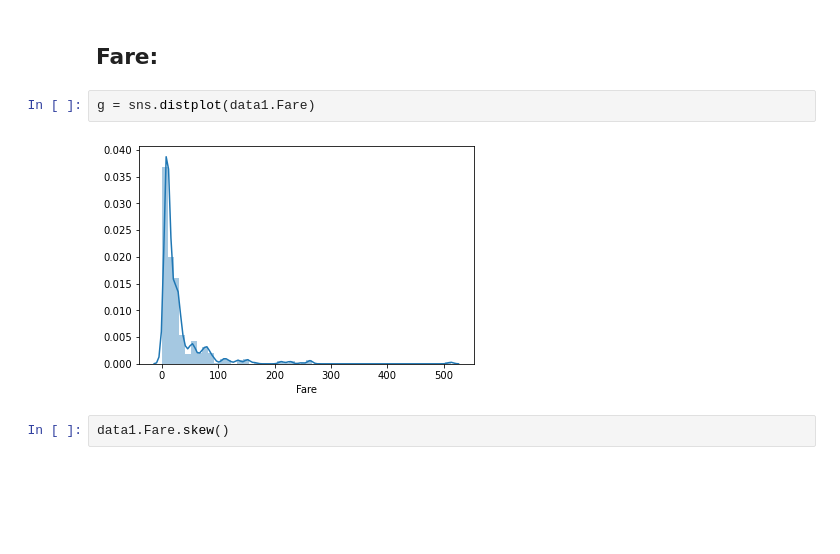
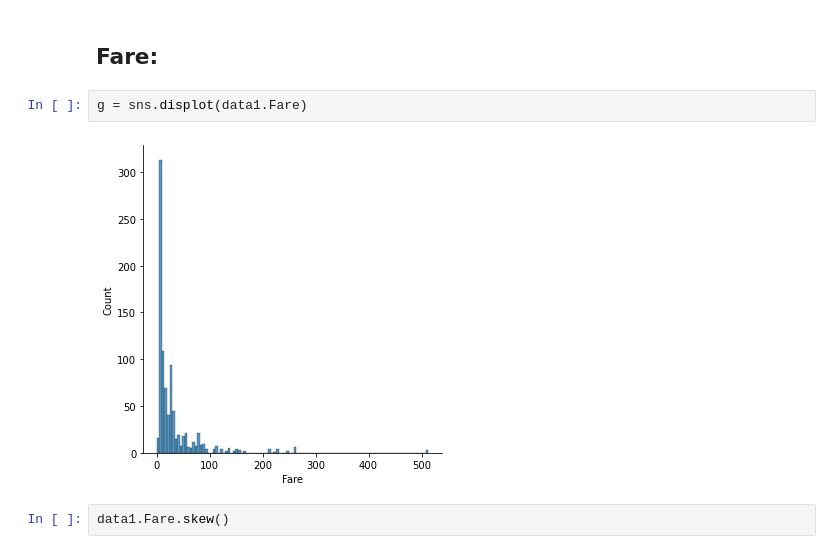
Before and after one commit to cucearda/TitanicProject, a Jupyter notebook: Titanic.ipynb, the cells around one changed output. Drawn from its saved outputs; the diff is of its cells as text; blank space fills up the shorter version.

```diff
--- a/Titanic.ipynb
+++ b/Titanic.ipynb
@@ -283,9 +295,9 @@ Our assumption is somewhat true, in lower classes male passanger density is high
 # %% [markdown]
 ## Fare:
 # %%
-g = sns.distplot(data1.Fare)
+g = sns.displot(data1.Fare)
 # %% [output]
-[figure, old version]
+[figure, new version]
 # %%
 data1.Fare.skew()
 # %% [output]
```
Also changed, not shown: parts of 48 cells of this notebook, 1 other file.
